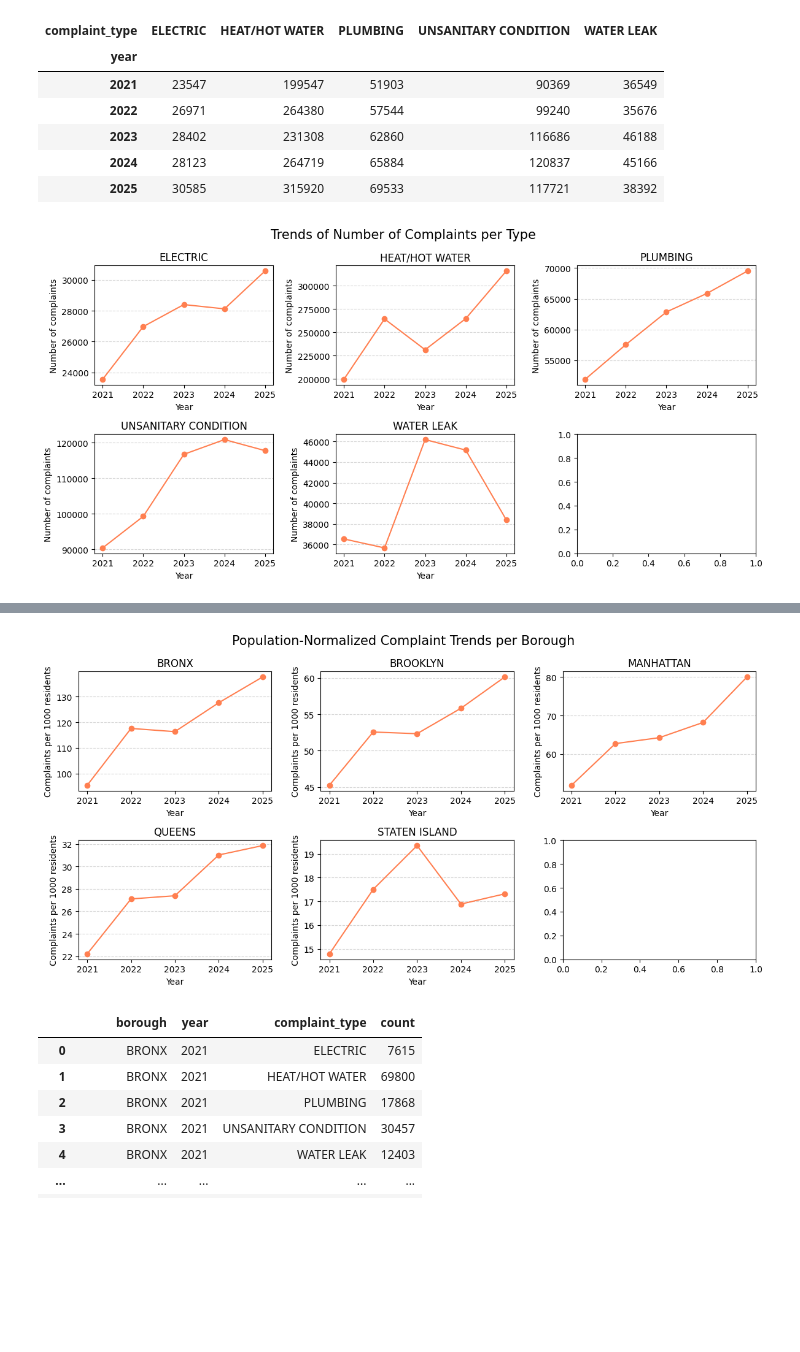
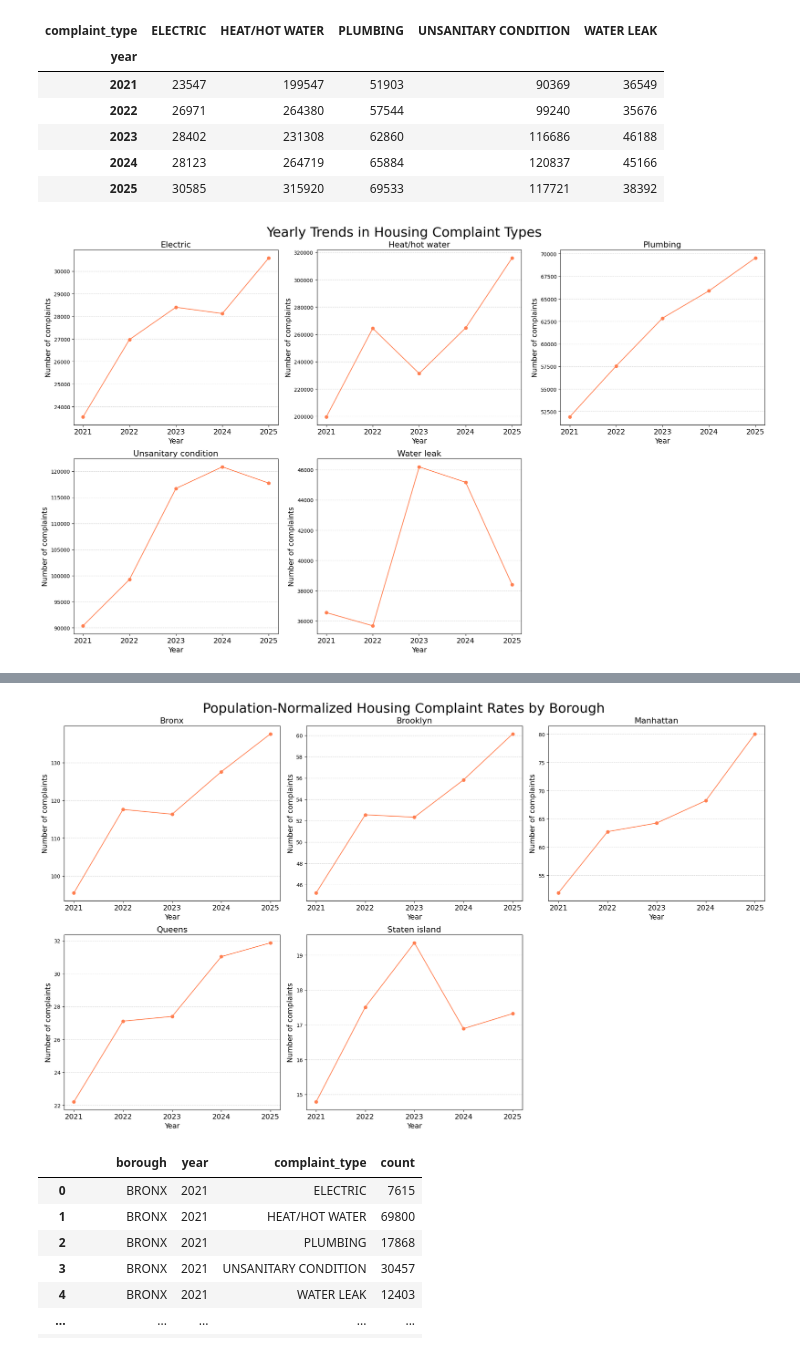
Before and after one commit to mariatmvendas/sdata_project, a Jupyter notebook: analysis_complaints.ipynb, the cells around one changed output, grey strips where cells are left out. Drawn from its saved outputs; the diff is of its cells as text; code cells hidden in the pictures; blank space fills up the shorter version.

Commit message:
complaints done

```diff
--- a/analysis_complaints.ipynb
+++ b/analysis_complaints.ipynb
@@ -100,25 +194,29 @@ year_type
 # %%
 comp_types = year_type.columns.tolist()
 years = sorted(year_type.index.tolist())
 
-fig, axes = plt.subplots(2, 3, figsize=(12, 6), )
+fig, axes = plt.subplots(2, 3, figsize=(20, 12))
 axes = axes.flatten()
 
-for i in range(len(comp_types)):
-    cat=comp_types[i]
-    values=year_type[cat].values
-
+for i, cat in enumerate(comp_types):
+    values = year_type[cat].values
     axes[i].plot(years, values, color="coral", marker='o')
-    axes[i].set_title(cat)
-    axes[i].set_xlabel("Year")
-    axes[i].set_ylabel("Number of complaints")
+    axes[i].set_title(cat.capitalize(), fontsize=16)
+    axes[i].set_xlabel("Year", fontsize=14)
+    axes[i].set_xticks(years)
+    axes[i].set_xticklabels(years, fontsize=14)
+    axes[i].set_ylabel("Number of complaints", fontsize=14)
     axes[i].grid(axis='y', linestyle='--', alpha=0.5)
 
-plt.suptitle("Trends of Number of Complaints per Type", fontsize=15)
+# Remove the unused subplot
+for j in range(len(comp_types), len(axes)):
+    fig.delaxes(axes[j])
+
+plt.suptitle("Yearly Trends in Housing Complaint Types", fontsize=26)
 plt.tight_layout()
 plt.show()
 # %% [output]
-[figure, old version]
+[figure, new version]
 # %%
 year_boro = df_complaints.groupby(["year", "borough"]).size().unstack(fill_value=0)
 print(year_boro)
@@ -142,7 +240,7 @@ year
 # %%
 boroughs = year_boro.columns.tolist()
 
-fig, axes = plt.subplots(2, 3, figsize=(12, 6))
+fig, axes = plt.subplots(2, 3, figsize=(20, 12))
 axes = axes.flatten()
 
 for i, borough in enumerate(boroughs):
@@ -152,14 +250,20 @@ for i, borough in enumerate(boroughs):
         marker='o',
         color='coral'
     )
-    axes[i].set_title(borough)
-    axes[i].set_xlabel("Year")
-    axes[i].set_ylabel("Complaints per 1000 residents")
+    axes[i].set_title(borough.capitalize(), fontsize=16)
+    axes[i].set_xlabel("Year", fontsize=14)
+    axes[i].set_xticks(years)
+    axes[i].set_xticklabels(years, fontsize=14)
+    axes[i].set_ylabel("Number of complaints", fontsize=14)
     axes[i].grid(axis='y', linestyle='--', alpha=0.5)
 
-plt.suptitle("Population‑Normalized Complaint Trends per Borough", fontsize=15)
+# Remove the unused subplot
+for j in range(len(comp_types), len(axes)):
+    fig.delaxes(axes[j])
+
+plt.suptitle("Population‑Normalized Housing Complaint Rates by Borough", fontsize=26)
 plt.tight_layout()
 plt.show()
 # %% [output]
-[figure, old version]
+[figure, new version]
 # %%
```
Also changed, not shown: parts of 31 cells of this notebook, 5 other files.
